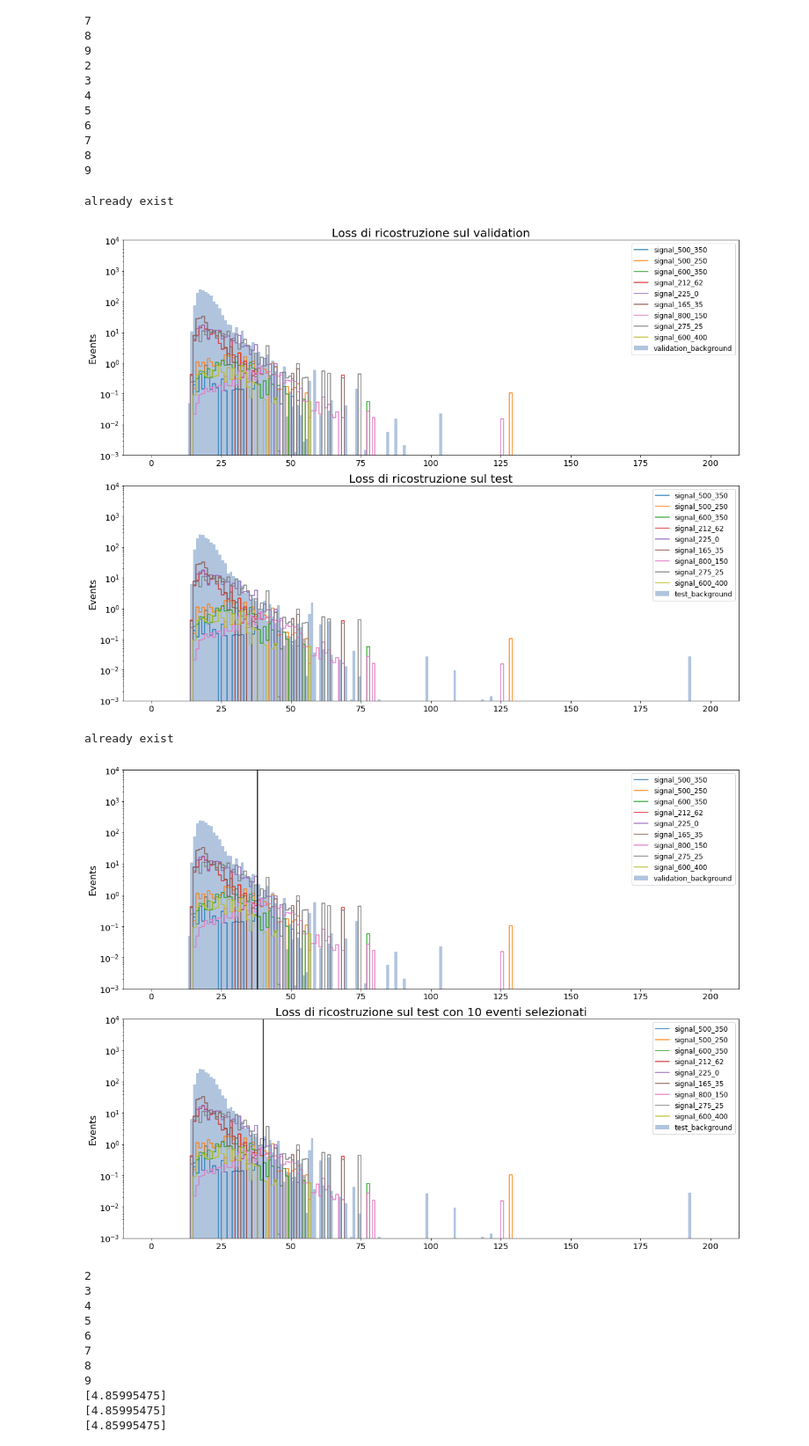
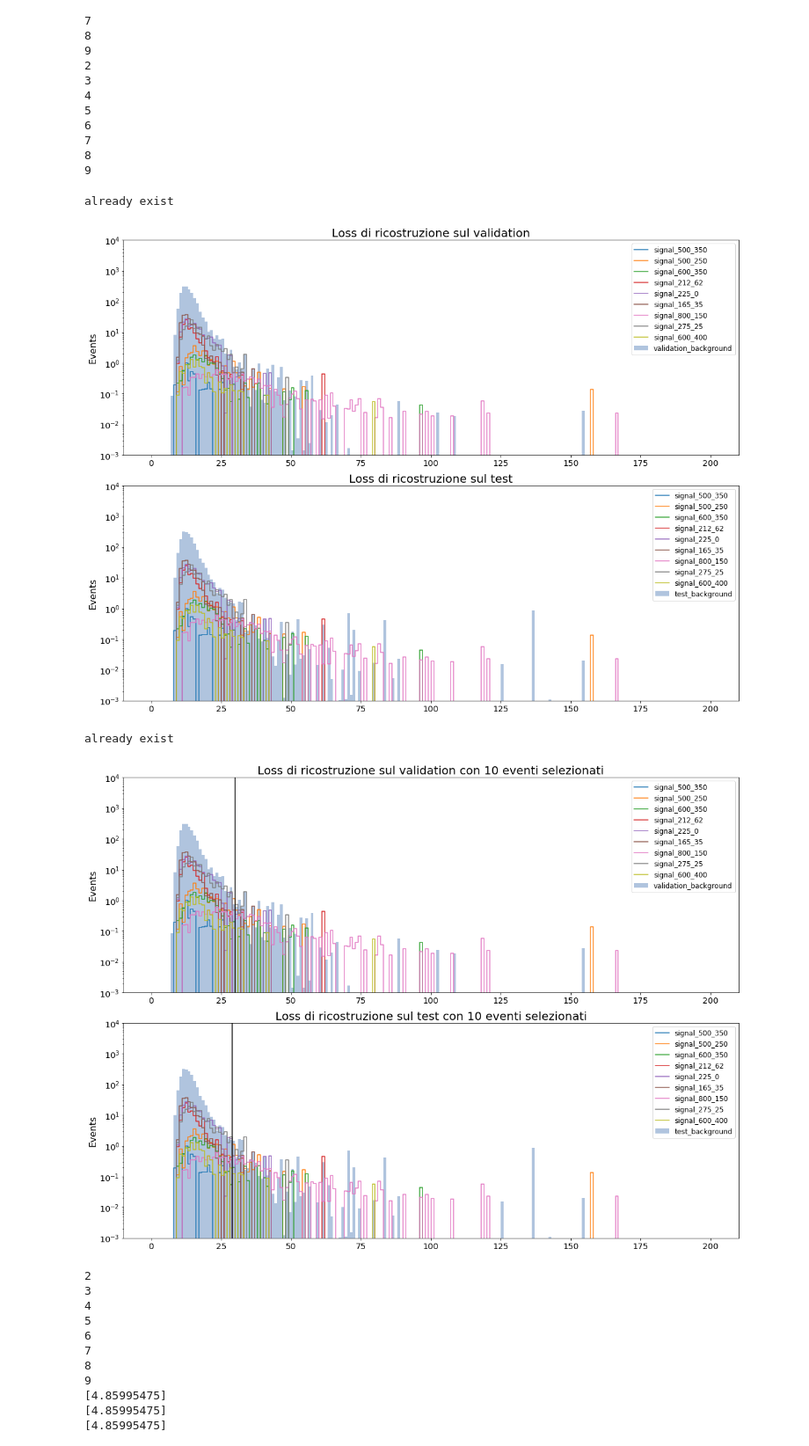
Before and after one commit to robomorelli/Vae_bachelor_thesis_code, a Jupyter notebook: 041_cut_optimization.ipynb, the cells around one changed output. Shown at 88% size. Saved outputs shown, nothing was run; the diff lists cells and outputs as text; code cells hidden in the pictures.

```diff
--- a/041_cut_optimization.ipynb
+++ b/041_cut_optimization.ipynb
@@ -389,7 +391,7 @@ custom_objects = {
 # %%
 weight_KL_loss = 0.6
 
-path = 'model_results/bump_multiple_train/bump_feat_0_1_2_3_4_5_6_7_ld_3/bump_weights_1_1_1_1_1_1_1_1/vae_0.h5'
+path = 'model_results/bump_multiple_train/bump_feat_0_1_2_3_4_5_6_7_ld_3/bump_weights_1_1_1_1_1_1_1_1/vae_4.h5'
 
 
 sig_inj = path.split('/')[3]
@@ -783,7 +785,7 @@ if save_loss_distr :
     plt.savefig(str(check_path) + '/'+'validation_test_loss.pdf')
 # %% [output]
 already exist
-[figure, old version]
+[figure, new version]
 # %%
 if save_loss_distr:
     check_path = Path('plot_results/distr_loss/{}/{}'.format(bump_feat, bump_weights))
@@ -834,7 +836,7 @@ a[0].hist((np.array(bump_bkg_loss_v)).astype(float),range=histo_range, bins =bin
 
 
 a[0].set_ylabel('Events', fontsize=16)
-a[1].set_title('Loss di ricostruzione sul tvalidation con {} eventi selezionati'.format(n), fontsize = 20)
+a[0].set_title('Loss di ricostruzione sul validation con {} eventi selezionati'.format(n), fontsize = 20)
 a[0].set_ylim(10**-3,10**4)
 a[0].tick_params(labelsize='x-large')
 a[0].legend(fontsize = 12)
@@ -849,34 +851,34 @@ a[0].axvline(int(th), color='black')
 counts_test, edges_test = np.histogram((np.array(bump_bkg_loss_t)).astype(float),range=histo_range,
                                        bins =bins*100,
                                         weights=split_test*test[:,-1],
                                            density=density)
 
 th = (edges_test[-np.argmax(np.cumsum(counts_test[::-1])>n)-1]+
             edges_test[-np.argmax(np.cumsum(counts_test[::-1])>n)])/2
 
 a[1].hist((np.array(bump_bkg_loss_t)).astype(float),range=histo_range, bins =bins,
             weights=split_test*test[:,-1],
        stacked=True,
             density=density,
             color = ['lightsteelblue'], label=['test_background'])
 
 
 a[1].set_ylabel('Events', fontsize=16)
 # a[1].set_title('LOSSreco Mid Region {} selected events (Test)'.format(n), fontsize = 20)
 a[1].set_title('Loss di ricostruzione sul test con {} eventi selezionati'.format(n), fontsize = 20)
 a[1].set_ylim(10**-3,10**4)
 a[1].tick_params(labelsize='x-large')
 a[1].legend(fontsize = 12)
 a[1].set_yscale('log')
 a[1].axvline(int(th), color='black')
 
 plt.tight_layout()
 
 if save_loss_distr :
     plt.savefig(str(check_path) + '/'+'validation_test_loss_black_line.pdf')
 # %% [output]
 already exist
-[figure, old version]
+[figure, new version]
 # %%
 # N EXP on VAL and SIG same curve
 N = [5,10, 15,20, 25, 30, 40, 50, 80, 90, 100, 120,150, 200, 250, 300, 350, 400]
```
Also changed, not shown: parts of 3 cells of this notebook.
